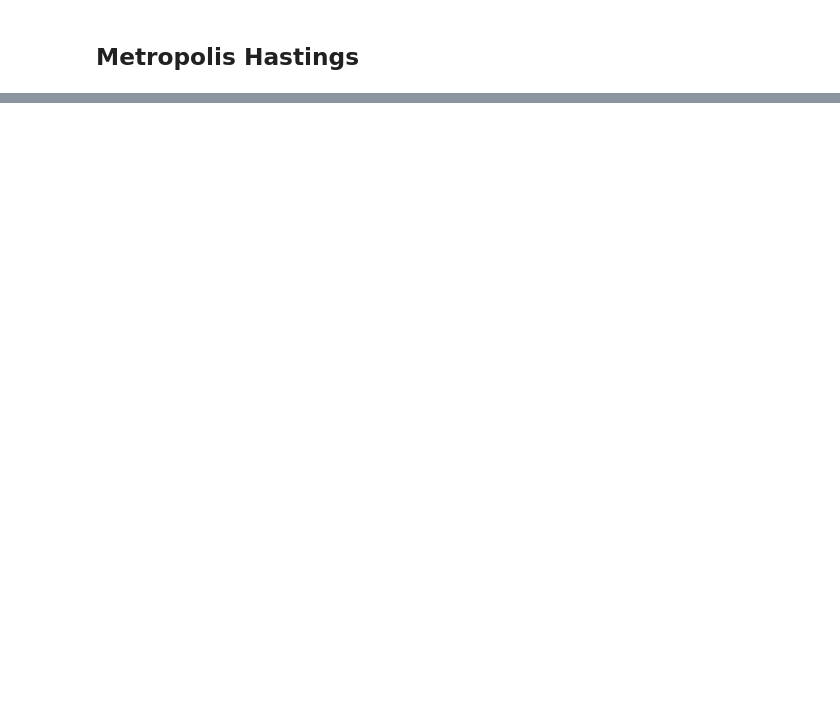
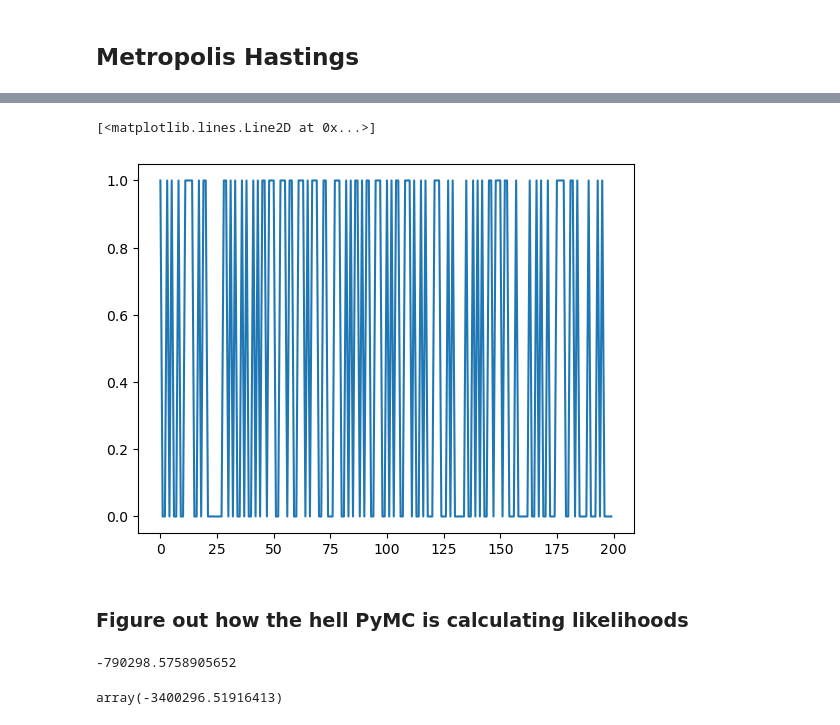
Before and after one commit to hwunrow/epykalman, a Jupyter notebook: src/metropolis_hastings.ipynb, the cells around one changed output, grey strips where cells are left out. Saved outputs shown, nothing was run; the diff lists cells and outputs as text; code cells hidden in the pictures; blank space fills up the shorter version.

```diff
--- a/src/metropolis_hastings.ipynb
+++ b/src/metropolis_hastings.ipynb
@@ -233,0 +244,13 @@ plt.plot(data.i)
+# %%
+plt.plot(np.exp(acceptance_list))
+# %% [output]
+[<matplotlib.lines.Line2D at 0x...>]
+[figure, added]
+# %% [markdown]
+### Figure out how the hell PyMC is calculating likelihoods
+# %%
+
+
+loglike_prob(i)
+# %% [output]
+-790298.5758905652
@@ -233,0 +273,4 @@ plt.plot(data.i)
+# %%
+compute_loglikelihood(i)
+# %% [output]
+array(-3400296.51916413)
```
Also changed, not shown: parts of 17 cells of this notebook, 2 other files.
